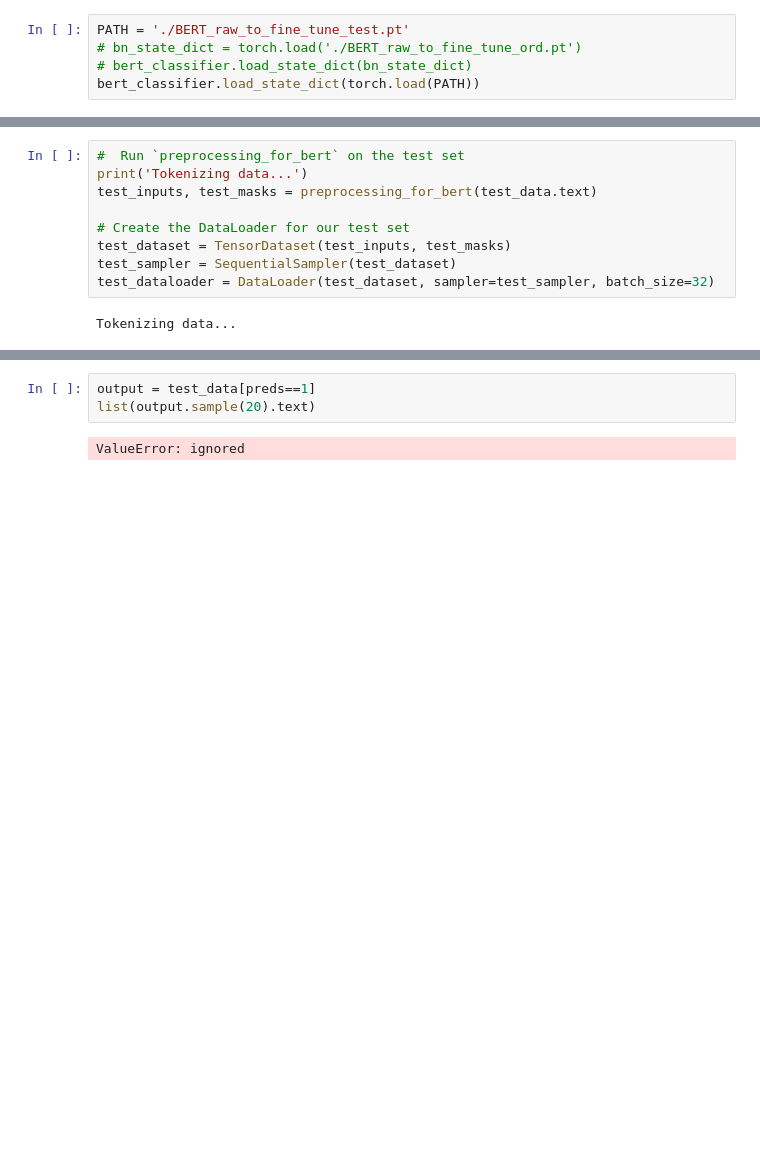
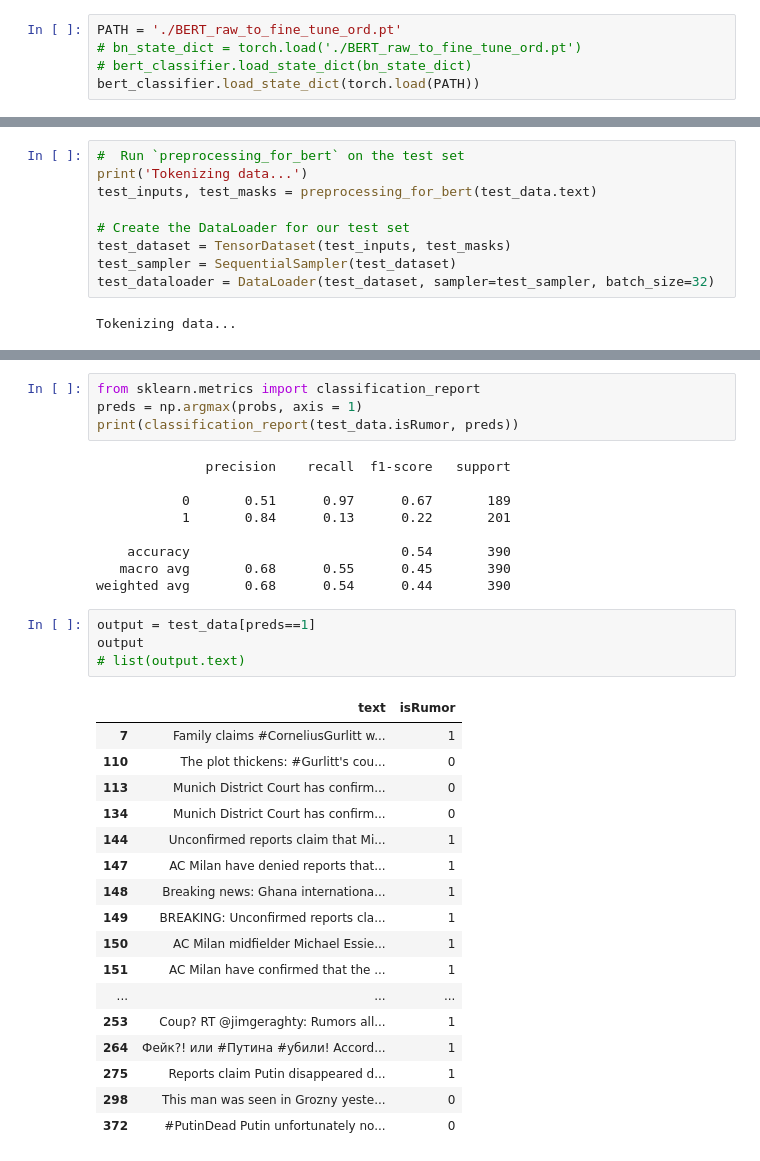
Before and after one commit to zzunebye/Capstone-code-data, a Jupyter notebook: PHEME_BERT_scratch.ipynb, the cells around one changed output, grey strips where cells are left out. Drawn from its saved outputs; the diff is of its cells as text; blank space fills up the shorter version.

```diff
--- a/PHEME_BERT_scratch.ipynb
+++ b/PHEME_BERT_scratch.ipynb
@@ -696,7 +734,7 @@ Start training...
 
 Training complete!
 # %%
-PATH = './BERT_raw_to_fine_tune_test.pt'
+PATH = './BERT_raw_to_fine_tune_ord.pt'
 # bn_state_dict = torch.load('./BERT_raw_to_fine_tune_ord.pt')
 # bert_classifier.load_state_dict(bn_state_dict)
 bert_classifier.load_state_dict(torch.load(PATH))
@@ -745,5 +782,35 @@ test_data
+# %%
+from sklearn.metrics import classification_report
+preds = np.argmax(probs, axis = 1)
+print(classification_report(test_data.isRumor, preds))
+# %% [output]
+              precision    recall  f1-score   support
+
+           0       0.51      0.97      0.67       189
+           1       0.84      0.13      0.22       201
+
+    accuracy                           0.54       390
+   macro avg       0.68      0.55      0.45       390
+weighted avg       0.68      0.54      0.44       390
 # %%
 output = test_data[preds==1]
-list(output.sample(20).text)
+output
+# list(output.text)
 # %% [output]
-ValueError: ignored
+|  | text | isRumor |
+| 7 | Family claims #CorneliusGurlitt w... | 1 |
+| 110 | The plot thickens: #Gurlitt's cou... | 0 |
+| 113 | Munich District Court has confirm... | 0 |
+| 134 | Munich District Court has confirm... | 0 |
+| 144 | Unconfirmed reports claim that Mi... | 1 |
+| 147 | AC Milan have denied reports that... | 1 |
+| 148 | Breaking news: Ghana internationa... | 1 |
+| 149 | BREAKING: Unconfirmed reports cla... | 1 |
+| 150 | AC Milan midfielder Michael Essie... | 1 |
+| 151 | AC Milan have confirmed that the ... | 1 |
+| ... | ... | ... |
+| 253 | Coup? RT @jimgeraghty: Rumors all... | 1 |
+| 264 | Фейк?! или #Путина #убили! Accord... | 1 |
+| 275 | Reports claim Putin disappeared d... | 1 |
+| 298 | This man was seen in Grozny yeste... | 0 |
+| 372 | #PutinDead Putin unfortunately no... | 0 |
```
Also changed, not shown: parts of 20 cells of this notebook.
